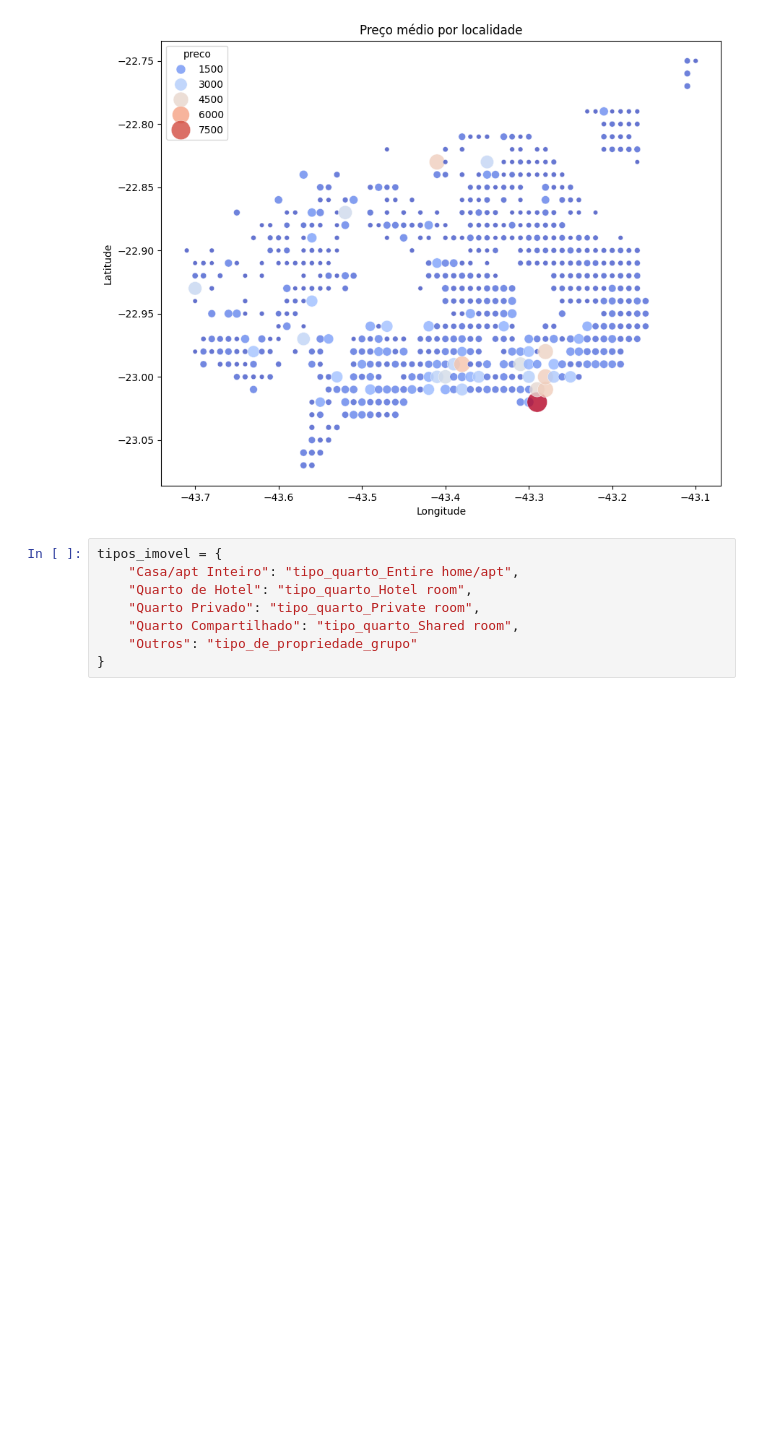
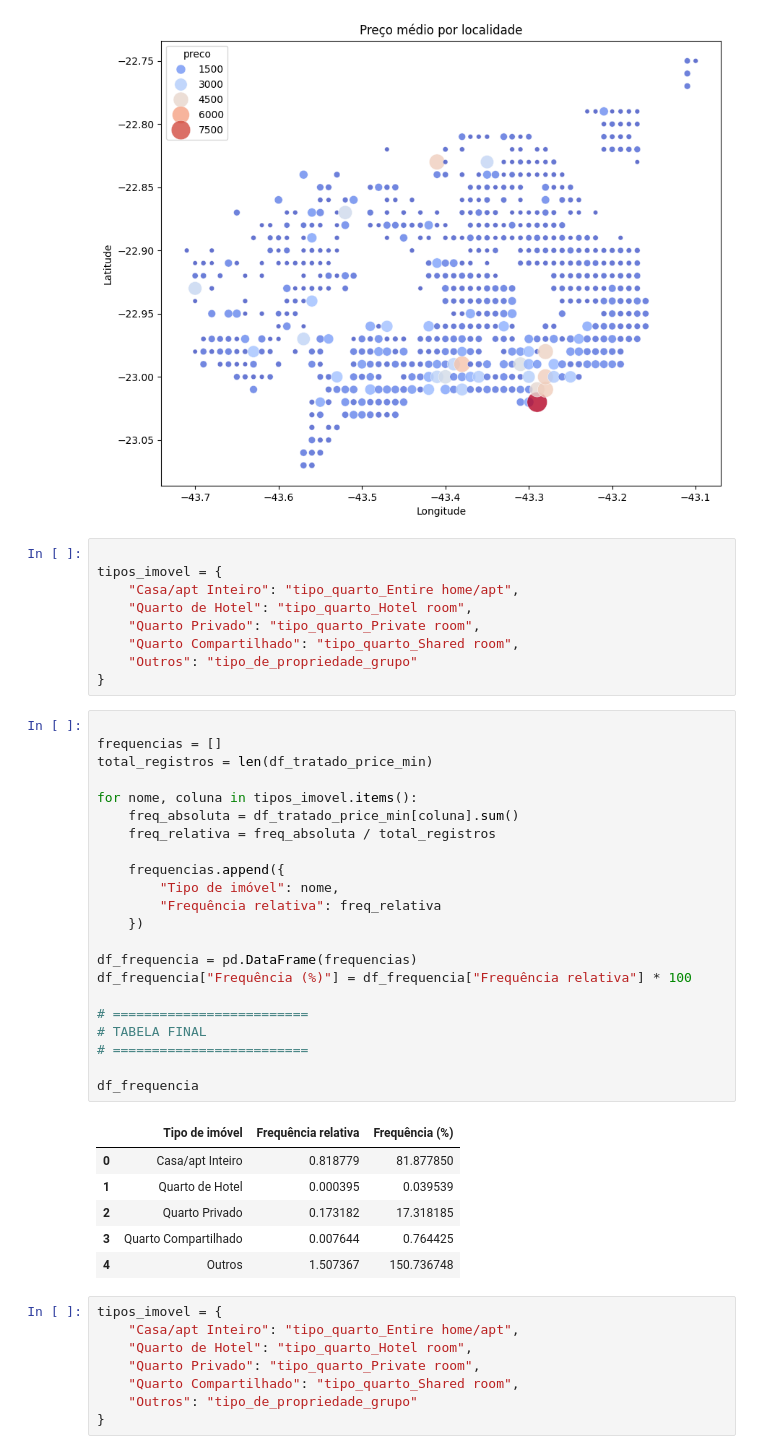
Before and after one commit to anacamorims/projeto-academy, a Jupyter notebook: eda.ipynb, the cells around one changed output. Saved outputs shown, nothing was run; the diff lists cells and outputs as text; blank space fills up the shorter version.

```diff
--- a/eda.ipynb
+++ b/eda.ipynb
@@ -273,6 +356,44 @@ plt.ylabel("Latitude")
 plt.show()
 # %% [output]
 [figure]
+# %%
+
+tipos_imovel = {
+    "Casa/apt Inteiro": "tipo_quarto_Entire home/apt",
+    "Quarto de Hotel": "tipo_quarto_Hotel room",
+    "Quarto Privado": "tipo_quarto_Private room",
+    "Quarto Compartilhado": "tipo_quarto_Shared room",
+    "Outros": "tipo_de_propriedade_grupo"
+}
+# %%
+
+frequencias = []
+total_registros = len(df_tratado_price_min)
+
+for nome, coluna in tipos_imovel.items():
+    freq_absoluta = df_tratado_price_min[coluna].sum()
+    freq_relativa = freq_absoluta / total_registros
+
+    frequencias.append({
+        "Tipo de imóvel": nome,
+        "Frequência relativa": freq_relativa
+    })
+
+df_frequencia = pd.DataFrame(frequencias)
+df_frequencia["Frequência (%)"] = df_frequencia["Frequência relativa"] * 100
+
+# =========================
+# TABELA FINAL
+# =========================
+
+df_frequencia
+# %% [output]
+|  | Tipo de imóvel | Frequência relativa | Frequência (%) |
+| 0 | Casa/apt Inteiro | 0.818779 | 81.877850 |
+| 1 | Quarto de Hotel | 0.000395 | 0.039539 |
+| 2 | Quarto Privado | 0.173182 | 17.318185 |
+| 3 | Quarto Compartilhado | 0.007644 | 0.764425 |
+| 4 | Outros | 1.507367 | 150.736748 |
 # %%
 tipos_imovel = {
     "Casa/apt Inteiro": "tipo_quarto_Entire home/apt",
```
Also changed, not shown: parts of 6 cells of this notebook.
